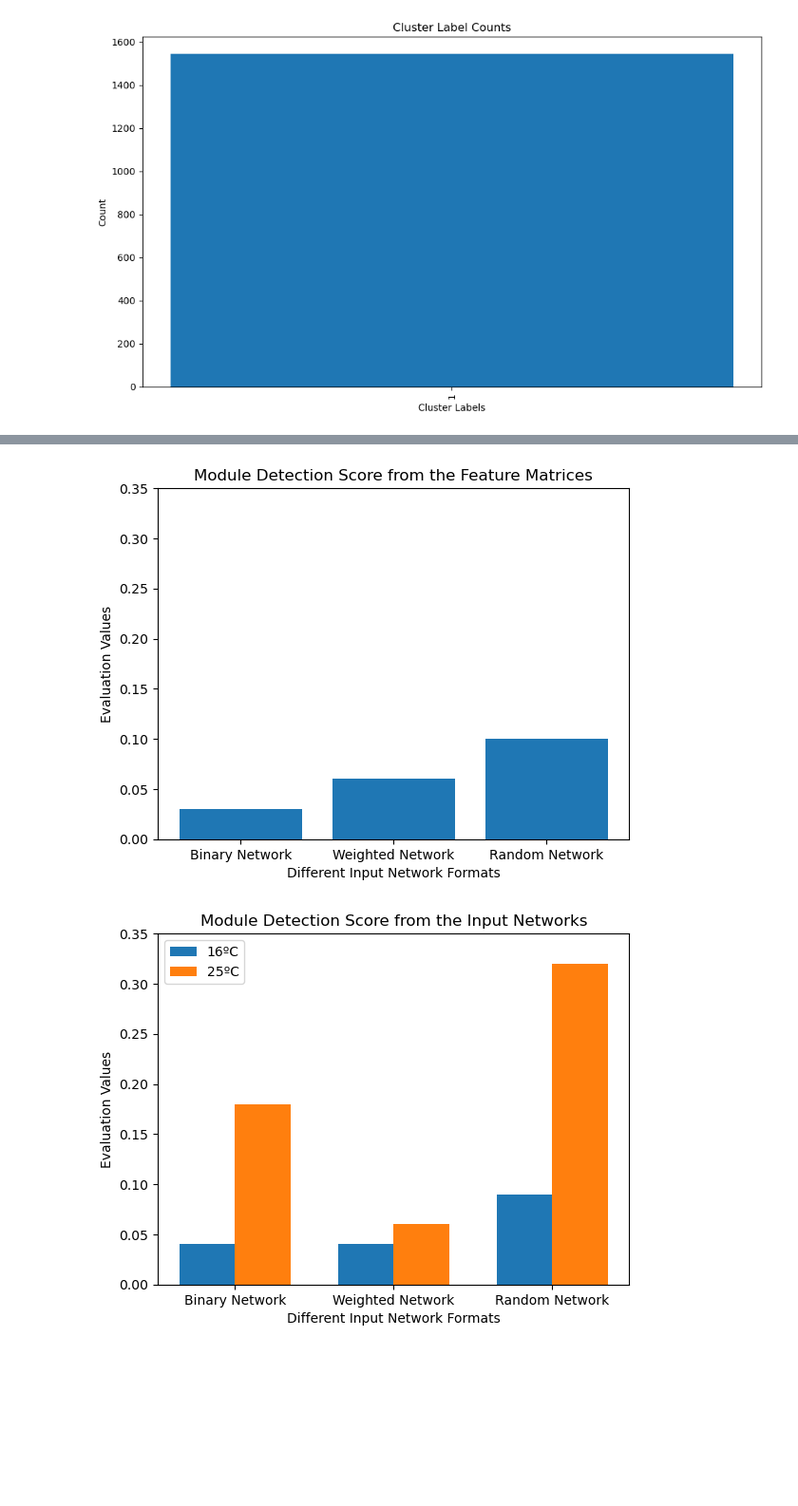
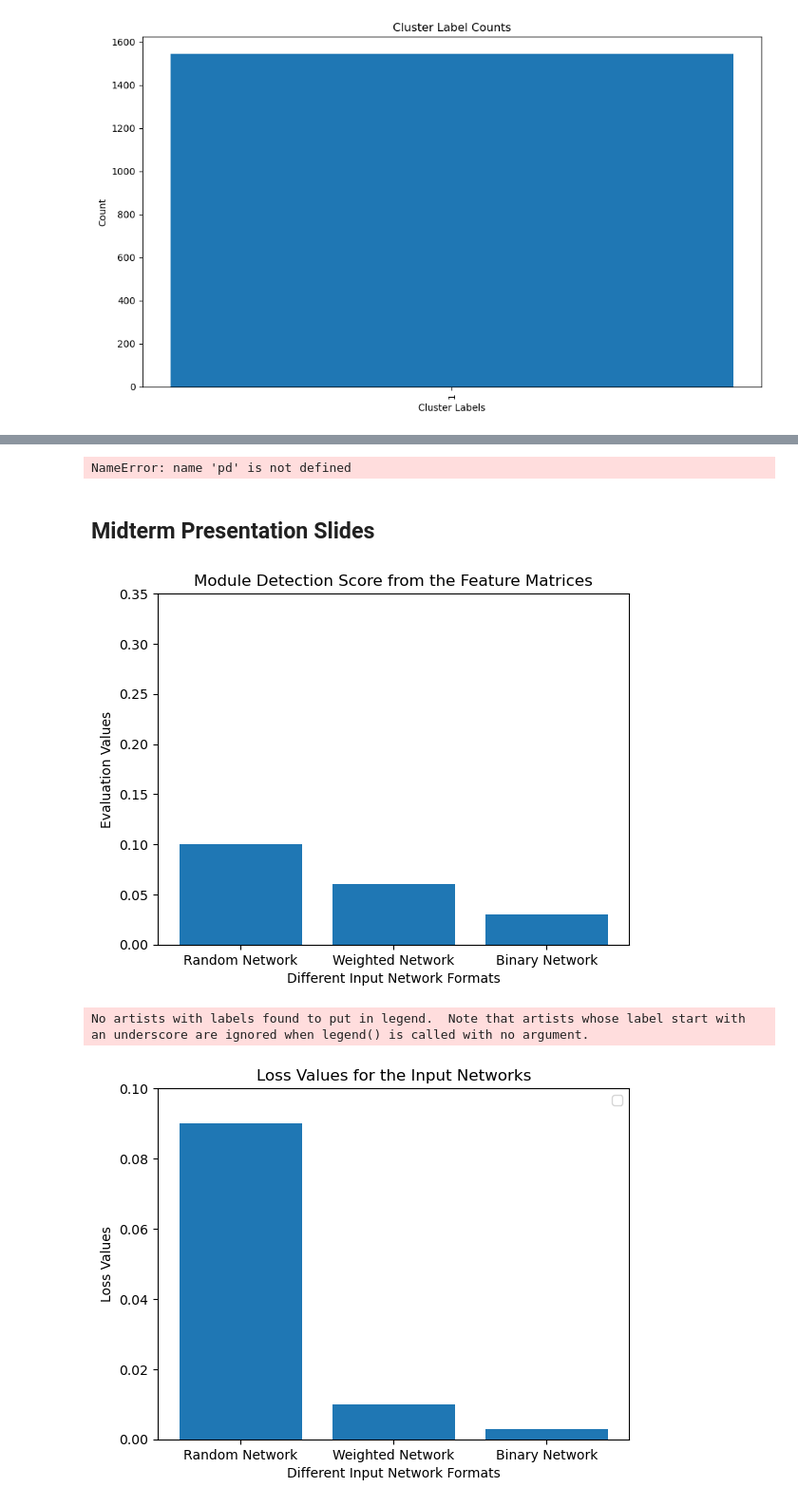
Before and after one commit to camilababo/BIONIC, a Jupyter notebook: input_files/data_pre_processing.ipynb, the cells around one changed output, grey strips where cells are left out. Shown at 95% size. Cells and saved outputs as stored; diff of their text form; code cells hidden in the pictures; blank space fills up the shorter version.

```diff
--- a/input_files/data_pre_processing.ipynb
+++ b/input_files/data_pre_processing.ipynb
@@ -782,0 +689,22 @@ dataset.to_csv("../bionic/weighted_all_flower_genes/just_fgenes_features.tsv")
+# %%
+# See flowering genes present in index of a dataframe
+
+flowering_genes = set()
+with open('../gene_mapping/flowerid_locus.txt', 'r') as file:
+    for line in file:
+        flowering_genes.add(line.strip())
+
+# Read the data_file and count the number of flowering genes
+data_file = pd.read_csv("../outputs/separate_conditions/bens_rec/norm16_floweredit.csv", sep=',', header=0, index_col=0)
+separated_genes = set()
+for gene in data_file.index:
+    genes = gene.split(';')
+    for separated_gene in genes:
+        separated_genes.add(separated_gene.strip())
+
+matching_genes = flowering_genes.intersection(separated_genes)
+num_matching_genes = len(matching_genes)
+
+print(f"There are {num_matching_genes} flowering genes in the data file.")
+# %% [output]
+NameError: name 'pd' is not defined
@@ -783,11 +723,13 @@ dataset.to_csv("../bionic/weighted_all_flower_genes/just_fgenes_features.tsv")
+# %% [markdown]
+## Midterm Presentation Slides
 # %%
 # Plot loss results for different input network settings
 
 import matplotlib.pyplot as plt
 
 # Define the data
-categories = ['Binary Network', 'Weighted Network', 'Random Network']
-values = [0.03, 0.06, 0.10]
+categories = ['Random Network', 'Weighted Network', 'Binary Network']
+values = [0.10, 0.06, 0.03]
 
 # Create the bar plot
 plt.bar(categories, values)
@@ -801,35 +743,37 @@ plt.title('Module Detection Score from the Feature Matrices')
 plt.ylim(0, 0.35)
 plt.show()
 # %% [output]
-[figure, old version]
+[figure, new version]
 # %%
 import numpy as np
 import matplotlib.pyplot as plt
 
-categories = ['Binary Network', 'Weighted Network', 'Random Network']
-values1 = [0.04, 0.04, 0.09]
-values2 = [0.18, 0.06, 0.32]
+categories = ['Random Network', 'Weighted Network', 'Binary Network']
+values1 = [0.09, 0.01, 0.003]
+# values2 = [0.32, 0.06, 0.18]
 
 # Set the width of the bars
 bar_width = 0.35
 
-# Set the positions of the bars on the x-axis
-bar_positions1 = np.arange(len(categories))
-bar_positions2 = [x + bar_width for x in bar_positions1]
-
-# Create the bar plot
-plt.bar(bar_positions1, values1, width=bar_width, label='16ºC')
-plt.bar(bar_positions2, values2, width=bar_width, label='25ºC')
+# # Set the positions of the bars on the x-axis
+# bar_positions1 = np.arange(len(categories))
+# bar_positions2 = [x + bar_width for x in bar_positions1]
+#
+# # Create the bar plot
+# plt.bar(bar_positions1, values1, width=bar_width, label='16ºC')
+# plt.bar(bar_positions2, values2, width=bar_width, label='25ºC')
 
 # Customize the plot
 plt.xlabel('Different Input Network Formats')
-plt.ylabel('Evaluation Values')
-plt.title('Module Detection Score from the Input Networks')
-plt.xticks(bar_positions1 + bar_width/2, categories)
+plt.ylabel('Loss Values')
+plt.title('Loss Values for the Input Networks')
+# plt.xticks(bar_positions1 + bar_width/2, categories)
+plt.bar(categories, values1)
 plt.legend()
 
 # Display the plot
-plt.ylim(0, 0.35)
+plt.ylim(0, 0.10)
 plt.show()
 # %% [output]
+No artists with labels found to put in legend.  Note that artists whose label start with an underscore are ignored when legend() is called with no argument.
-[figure, old version]
+[figure, new version]
```
Also changed, not shown: parts of 49 cells of this notebook, 24 other files.
